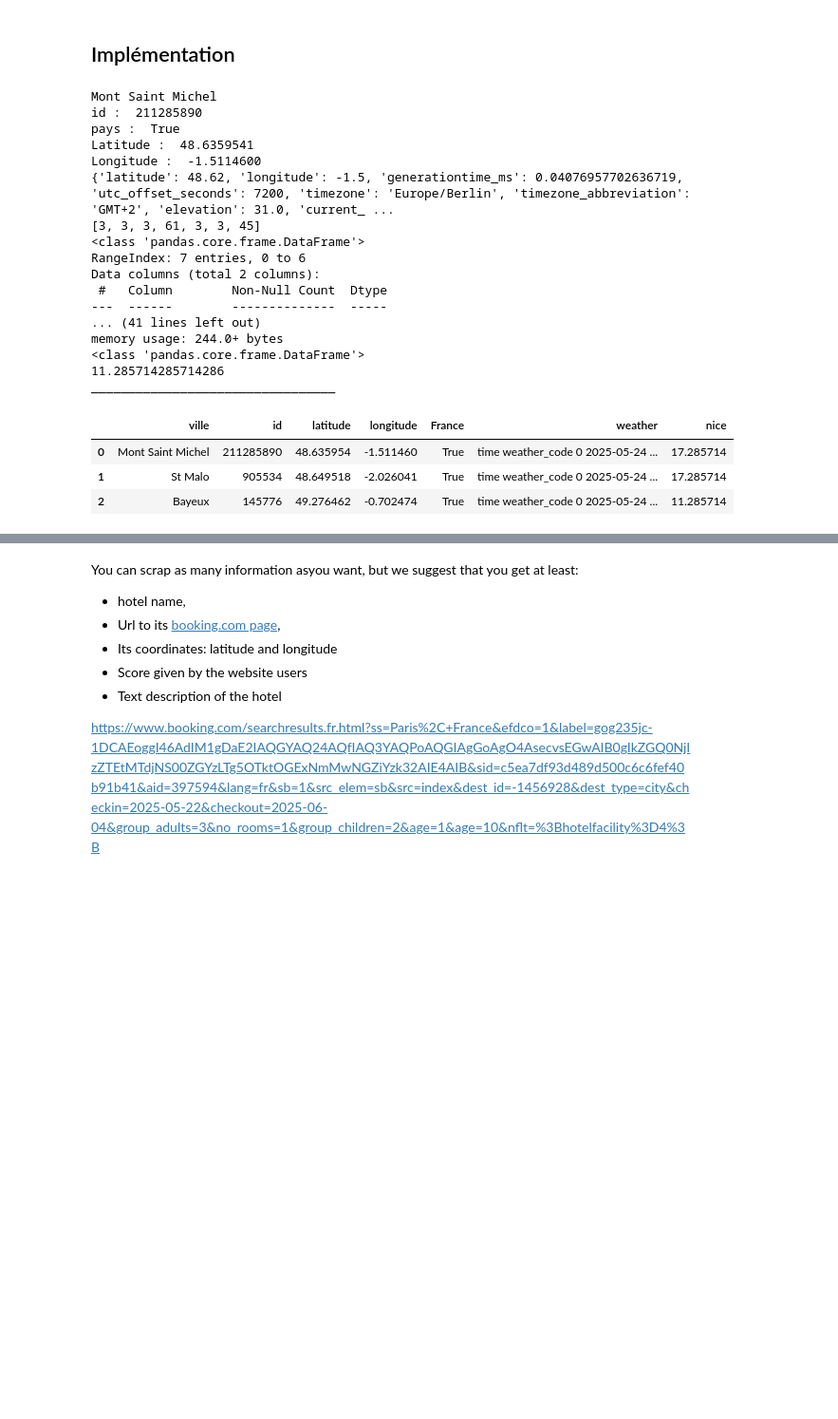
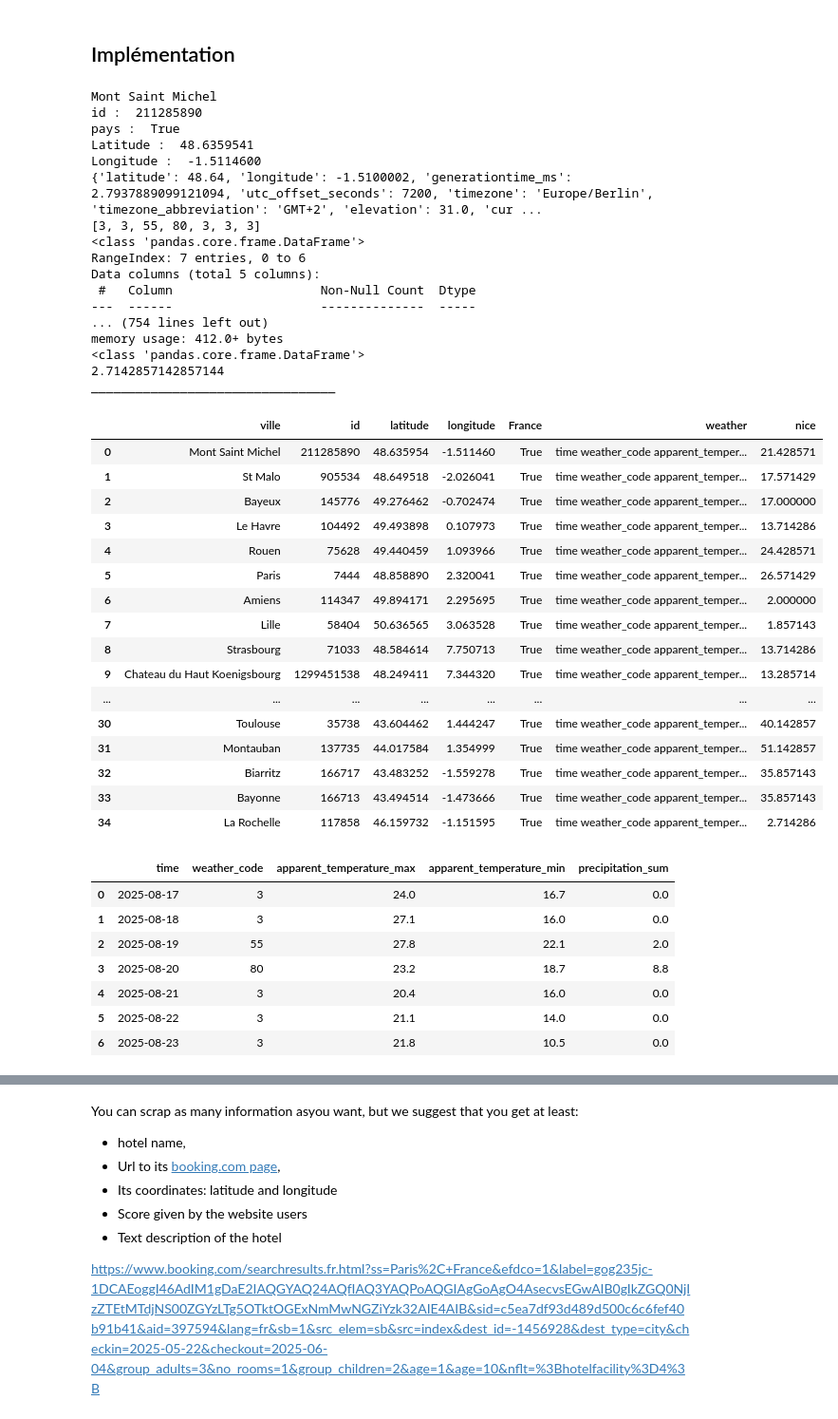
Before and after one commit to pradelf/kayak, a Jupyter notebook: 01_Plan_your_trip_with_Kayak.ipynb, the cells around one changed output, grey strips where cells are left out. Shown at 95% size. Drawn from its saved outputs; the diff is of its cells as text; code cells hidden in the pictures; blank space fills up the shorter version.

```diff
--- a/01_Plan_your_trip_with_Kayak.ipynb
+++ b/01_Plan_your_trip_with_Kayak.ipynb
@@ -120,9 +120,9 @@ villes= ["Mont Saint Michel",
 "Biarritz",
 "Bayonne",
 "La Rochelle"]
-villes= ["Mont Saint Michel",
-"St Malo",
-"Bayeux"]
+#villes= ["Mont Saint Michel",
+#"St Malo",
+#"Bayeux"]
 # %% [markdown]
 Utilisation de Open-Meteo is an open-source weather API and offers free access for non-commercial use. No API key is required. You can use it immediately!
 voir github : https://github.com/open-meteo/open-meteo
@@ -332,7 +394,7 @@ for ville in villes:
   params_meteo={}
   params_meteo['latitude']=ville_dict["latitude"]
   params_meteo['longitude']=ville_dict["longitude"]
-  params_meteo['daily']="weather_code"
+  params_meteo['daily']="weather_code,apparent_temperature_max,apparent_temperature_min,precipitation_sum"
   params_meteo['current']="weather_code"
   params_meteo['timezone']="Europe/Berlin"
   url_meteo = "https://api.open-meteo.com/v1/forecast"
@@ -355,22 +417,15 @@ id :  211285890
 pays :  True
 Latitude :  48.6359541
 Longitude :  -1.5114600
-{'latitude': 48.62, 'longitude': -1.5, 'generationtime_ms': 0.04076957702636719, 'utc_offset_seconds': 7200, 'timezone': 'Europe/Berlin', 'timezone_abbreviation': 'GMT+2', 'elevation': 31.0, 'current_ ...
-[3, 3, 3, 61, 3, 3, 45]
+{'latitude': 48.64, 'longitude': -1.5100002, 'generationtime_ms': 2.7937889099121094, 'utc_offset_seconds': 7200, 'timezone': 'Europe/Berlin', 'timezone_abbreviation': 'GMT+2', 'elevation': 31.0, 'cur ...
+[3, 3, 55, 80, 3, 3, 3]
 <class 'pandas.core.frame.DataFrame'>
 RangeIndex: 7 entries, 0 to 6
-Data columns (total 2 columns):
- #   Column        Non-Null Count  Dtype
----  ------        --------------  -----
-... (41 lines left out)
-memory usage: 244.0+ bytes
+Data columns (total 5 columns):
+ #   Column                    Non-Null Count  Dtype
+---  ------                    --------------  -----
+... (754 lines left out)
+memory usage: 412.0+ bytes
 <class 'pandas.core.frame.DataFrame'>
-11.285714285714286
+2.7142857142857144
 _________________________________
-# %%
-df_villes
-# %% [output]
-|  | ville | id | latitude | longitude | France | weather | nice |
-| 0 | Mont Saint Michel | 211285890 | 48.635954 | -1.511460 | True | time weather_code 0 2025-05-24 ... | 17.285714 |
-| 1 | St Malo | 905534 | 48.649518 | -2.026041 | True | time weather_code 0 2025-05-24 ... | 17.285714 |
-| 2 | Bayeux | 145776 | 49.276462 | -0.702474 | True | time weather_code 0 2025-05-24 ... | 11.285714 |
@@ -378,0 +432,30 @@ df_villes.to_csv('kayak.csv')
+# %%
+display(df_villes)
+display(df_villes["weather"][0])
+df_villes.to_csv('Data/kayak.csv')
+# %% [output]
+|  | ville | id | latitude | longitude | France | weather | nice |
+| 0 | Mont Saint Michel | 211285890 | 48.635954 | -1.511460 | True | time weather_code apparent_temper... | 21.428571 |
+| 1 | St Malo | 905534 | 48.649518 | -2.026041 | True | time weather_code apparent_temper... | 17.571429 |
+| 2 | Bayeux | 145776 | 49.276462 | -0.702474 | True | time weather_code apparent_temper... | 17.000000 |
+| 3 | Le Havre | 104492 | 49.493898 | 0.107973 | True | time weather_code apparent_temper... | 13.714286 |
+| 4 | Rouen | 75628 | 49.440459 | 1.093966 | True | time weather_code apparent_temper... | 24.428571 |
+| 5 | Paris | 7444 | 48.858890 | 2.320041 | True | time weather_code apparent_temper... | 26.571429 |
+| 6 | Amiens | 114347 | 49.894171 | 2.295695 | True | time weather_code apparent_temper... | 2.000000 |
+| 7 | Lille | 58404 | 50.636565 | 3.063528 | True | time weather_code apparent_temper... | 1.857143 |
+| 8 | Strasbourg | 71033 | 48.584614 | 7.750713 | True | time weather_code apparent_temper... | 13.714286 |
+| 9 | Chateau du Haut Koenigsbourg | 1299451538 | 48.249411 | 7.344320 | True | time weather_code apparent_temper... | 13.285714 |
+| ... | ... | ... | ... | ... | ... | ... | ... |
+| 30 | Toulouse | 35738 | 43.604462 | 1.444247 | True | time weather_code apparent_temper... | 40.142857 |
+| 31 | Montauban | 137735 | 44.017584 | 1.354999 | True | time weather_code apparent_temper... | 51.142857 |
+| 32 | Biarritz | 166717 | 43.483252 | -1.559278 | True | time weather_code apparent_temper... | 35.857143 |
+| 33 | Bayonne | 166713 | 43.494514 | -1.473666 | True | time weather_code apparent_temper... | 35.857143 |
+| 34 | La Rochelle | 117858 | 46.159732 | -1.151595 | True | time weather_code apparent_temper... | 2.714286 |
+|  | time | weather_code | apparent_temperature_max | apparent_temperature_min | precipitation_sum |
+| 0 | 2025-08-17 | 3 | 24.0 | 16.7 | 0.0 |
+| 1 | 2025-08-18 | 3 | 27.1 | 16.0 | 0.0 |
+| 2 | 2025-08-19 | 55 | 27.8 | 22.1 | 2.0 |
+| 3 | 2025-08-20 | 80 | 23.2 | 18.7 | 8.8 |
+| 4 | 2025-08-21 | 3 | 20.4 | 16.0 | 0.0 |
+| 5 | 2025-08-22 | 3 | 21.1 | 14.0 | 0.0 |
+| 6 | 2025-08-23 | 3 | 21.8 | 10.5 | 0.0 |
```
Also changed, not shown: parts of 13 cells of this notebook, 7 other files.
